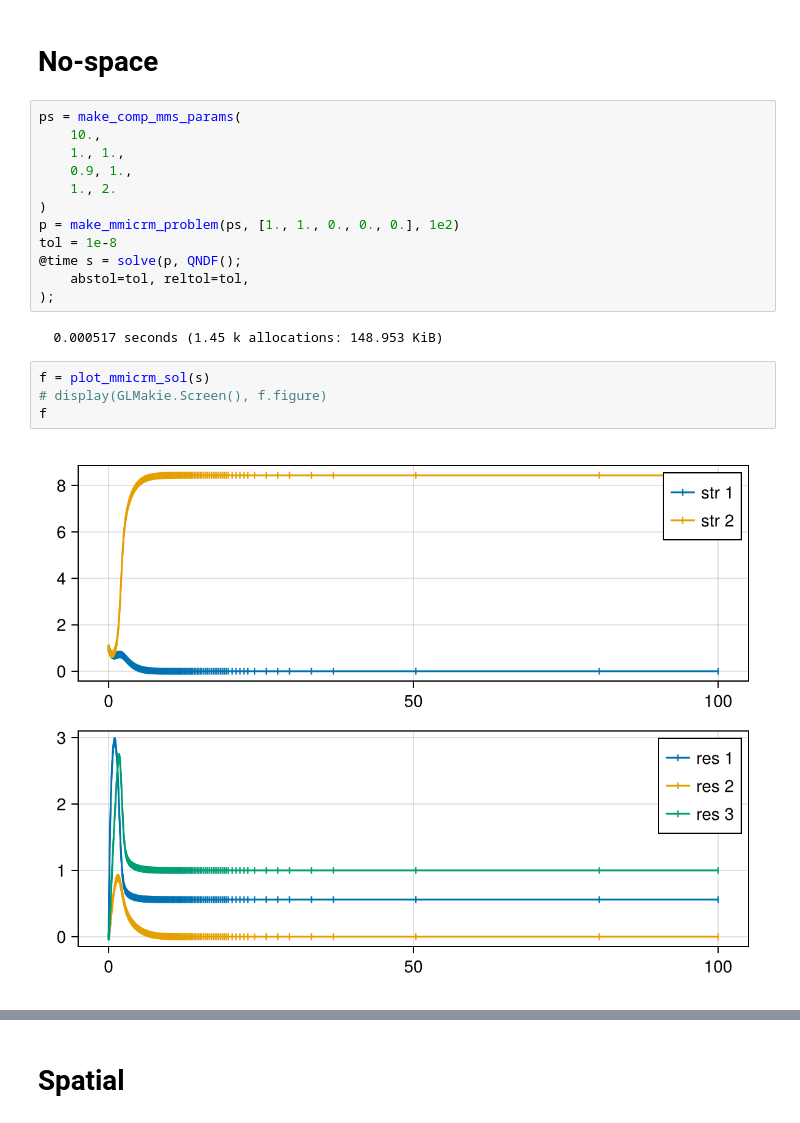
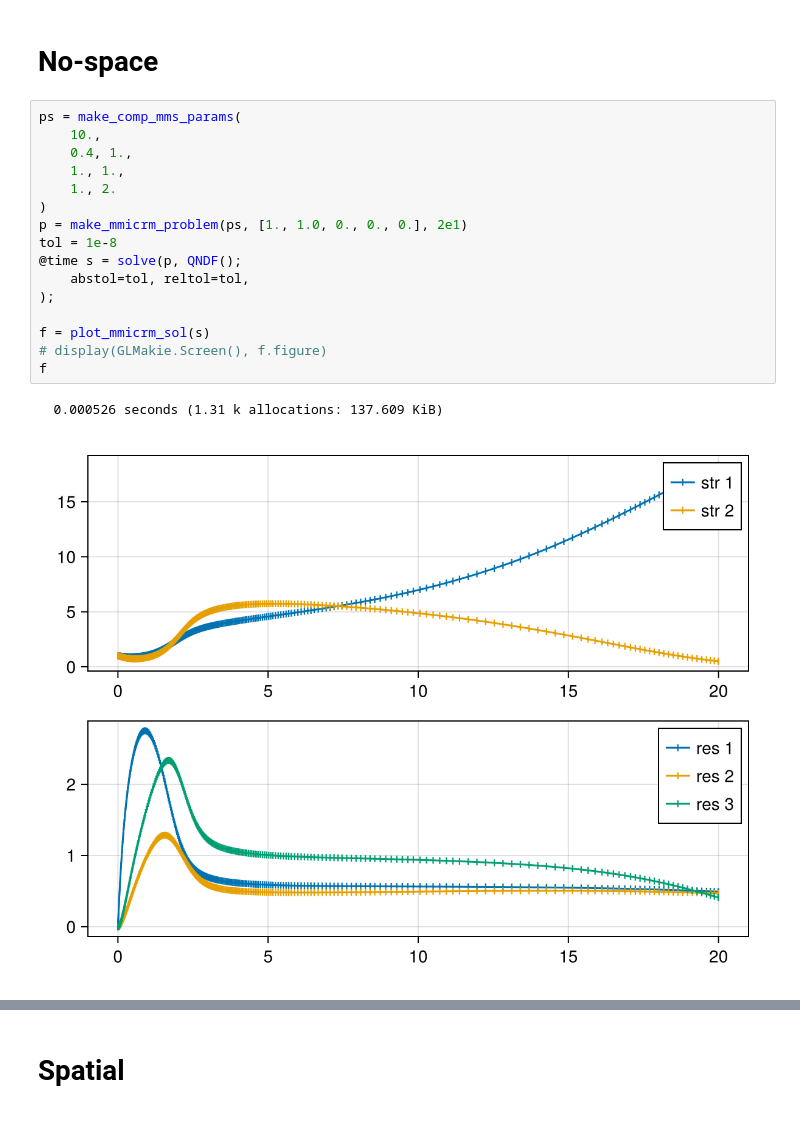
Before and after one commit to kockahonza/SSMC, a Jupyter notebook: notebooks/clean slate/Competing MMs.ipynb, the cells around one changed output, grey strips where cells are left out. Drawn from its saved outputs; the diff is of its cells as text.

```diff
--- a/notebooks/clean slate/Competing MMs.ipynb
+++ b/notebooks/clean slate/Competing MMs.ipynb
@@ -22,20 +10,19 @@ CairoMakie.activate!()
 # %%
 ps = make_comp_mms_params(
     10.,
+    0.4, 1.,
     1., 1.,
-    0.9, 1.,
     1., 2.
 )
-p = make_mmicrm_problem(ps, [1., 1., 0., 0., 0.], 1e2)
+p = make_mmicrm_problem(ps, [1., 1.0, 0., 0., 0.], 2e1)
 tol = 1e-8
 @time s = solve(p, QNDF();
     abstol=tol, reltol=tol,
 );
+
+f = plot_mmicrm_sol(s)
+# display(GLMakie.Screen(), f.figure)
+f
 # %% [output]
-  0.000517 seconds (1.45 k allocations: 148.953 KiB)
+  0.000526 seconds (1.31 k allocations: 137.609 KiB)
+[figure, added]
-# %%
-f = plot_mmicrm_sol(s)
-# display(GLMakie.Screen(), f.figure)
-f
-# %% [output]
-[figure, removed]
```
Also changed, not shown: parts of 12 cells of this notebook, 11 other files.
